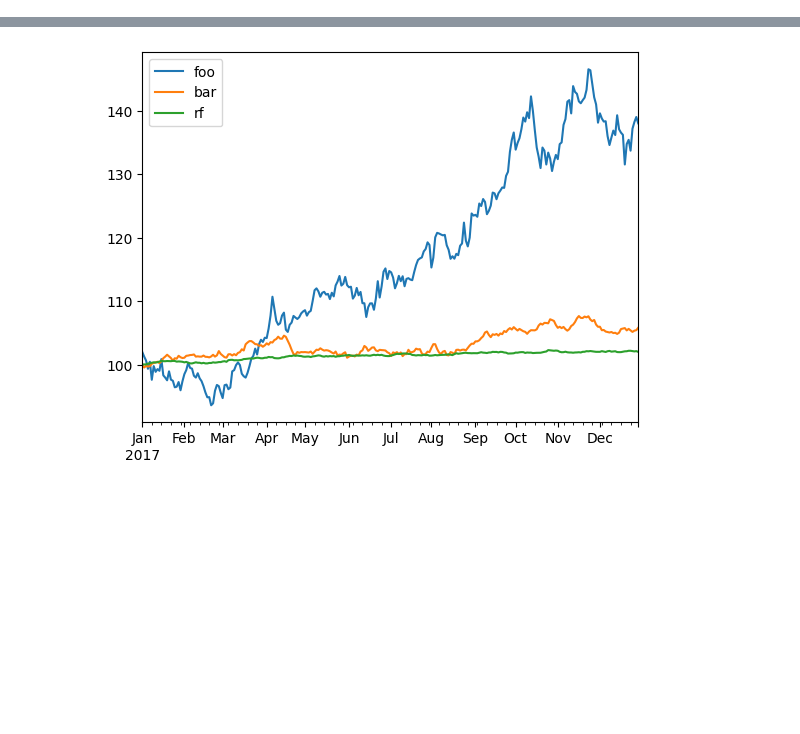
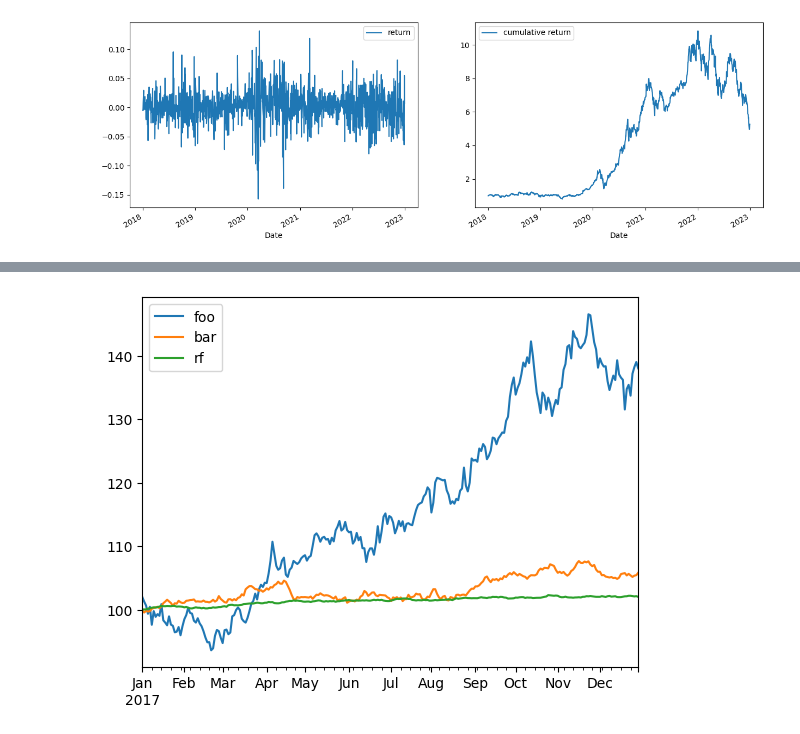
Before and after one commit to mohitbgupta-tcw/quantkit, a Jupyter notebook: notebooks/greg/scratch.ipynb, the cells around one changed output, grey strips where cells are left out. Saved outputs shown, nothing was run; the diff lists cells and outputs as text; code cells hidden in the pictures; blank space fills up the shorter version.

Commit message:
Returns calculations.

```diff
--- a/notebooks/greg/scratch.ipynb
+++ b/notebooks/greg/scratch.ipynb
@@ -11,0 +34,10 @@ import matplotlib.pyplot as plt
+# %%
+import yfinance as yf
+import matplotlib.pyplot as plt
+
+names = ["AAPL", "TSLA"]
+wts = [0.5, 0.5]
+df_yf = yf.download(names, start='2018-01-01', end='2023-01-01', progress=False)["Adj Close"]
+df_yf = df_yf.filter(names)
+
+df_yf.head()
@@ -11,0 +52,7 @@ import matplotlib.pyplot as plt
+# %%
+# return
+ret_data = df_yf.pct_change()[1:]
+df_ret = (ret_data * wts).sum(axis=1)
+df_ret = df_ret.to_frame()
+df_ret.rename(columns={0: 'return'}, inplace=True)
+df_ret.head()
@@ -11,0 +67,13 @@ import matplotlib.pyplot as plt
+# %%
+# cumulative return
+df_cret = (df_ret + 1).cumprod()
+df_cret.rename(columns={'return': 'cumulative return'}, inplace=True)
+# %%
+fig, axes = plt.subplots(nrows=1, ncols=2)
+
+df_ret.plot(ax=axes[0], figsize=(15, 5))
+df_cret.plot(ax=axes[1], figsize=(15, 5))
+
+plt.show()
+# %% [output]
+[figure, added]
```
Also changed, not shown: parts of 16 cells of this notebook.
